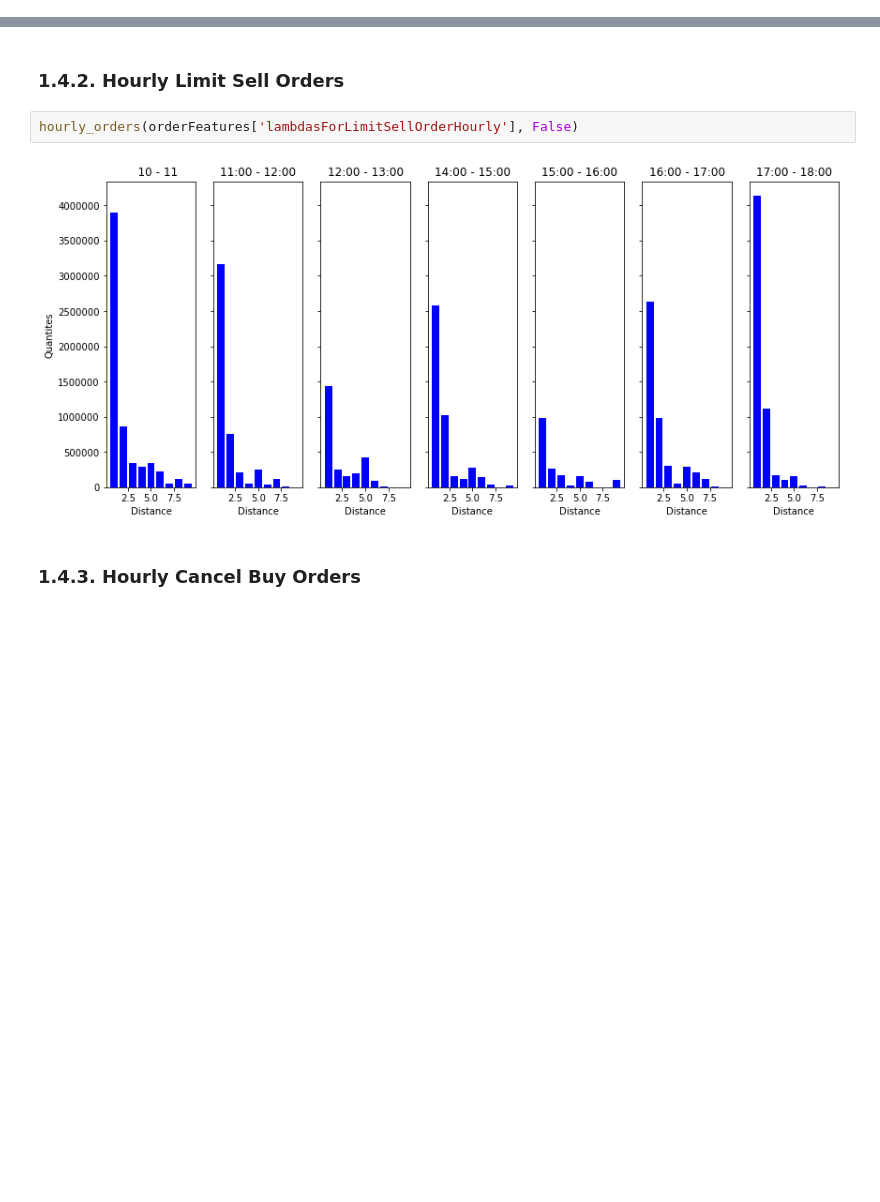
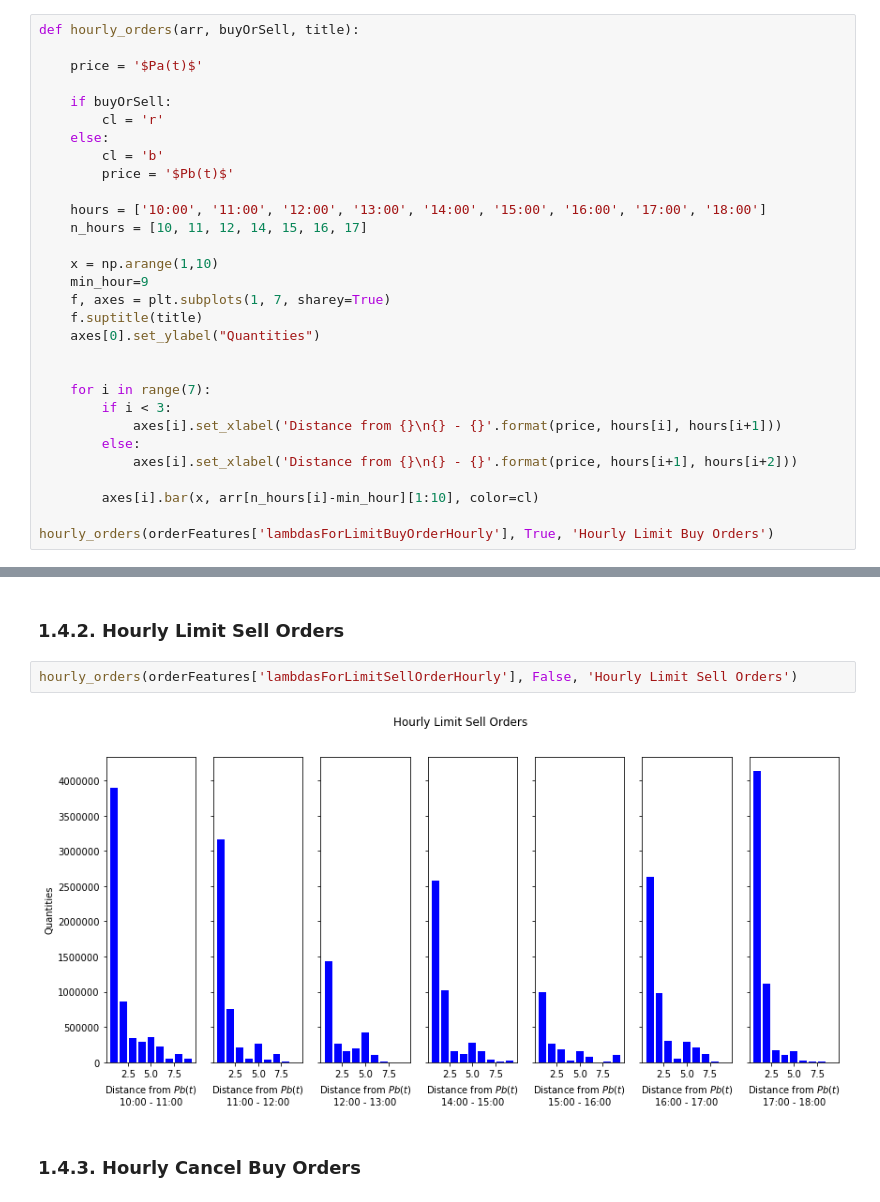
Before and after one commit to beratbrok/Itch, a Jupyter notebook: Order Features.ipynb, the cells around one changed output, grey strips where cells are left out. Saved outputs shown, nothing was run; the diff lists cells and outputs as text; blank space fills up the shorter version.

```diff
--- a/Order Features.ipynb
+++ b/Order Features.ipynb
@@ -207,0 +182,30 @@ hourly_orders(orderFeatures['lambdasForLimitBuyOrderHourly'], True)
+# %%
+def hourly_orders(arr, buyOrSell, title):
+
+    price = '$Pa(t)$'
+
+    if buyOrSell:
+        cl = 'r'
+    else:
+        cl = 'b'
+        price = '$Pb(t)$'
+
+    hours = ['10:00', '11:00', '12:00', '13:00', '14:00', '15:00', '16:00', '17:00', '18:00']
+    n_hours = [10, 11, 12, 14, 15, 16, 17]
+
+    x = np.arange(1,10)
+    min_hour=9
+    f, axes = plt.subplots(1, 7, sharey=True)
+    f.suptitle(title)
+    axes[0].set_ylabel("Quantities")
+
+
+    for i in range(7):
+        if i < 3:
+            axes[i].set_xlabel('Distance from {}\n{} - {}'.format(price, hours[i], hours[i+1]))
+        else:
+            axes[i].set_xlabel('Distance from {}\n{} - {}'.format(price, hours[i+1], hours[i+2]))
+
+        axes[i].bar(x, arr[n_hours[i]-min_hour][1:10], color=cl)
+
+hourly_orders(orderFeatures['lambdasForLimitBuyOrderHourly'], True, 'Hourly Limit Buy Orders')
@@ -208,9 +214,9 @@ hourly_orders(orderFeatures['lambdasForLimitBuyOrderHourly'], True)
 # %% [markdown]
 ### 1.4.2. Hourly Limit Sell Orders
 # %%
-hourly_orders(orderFeatures['lambdasForLimitSellOrderHourly'], False)
+hourly_orders(orderFeatures['lambdasForLimitSellOrderHourly'], False, 'Hourly Limit Sell Orders')
 # %% [output]
-[figure, old version]
+[figure, new version]
 # %% [markdown]
 ### 1.4.3. Hourly Cancel Buy Orders
 # %%
```
Also changed, not shown: parts of 135 cells of this notebook.
